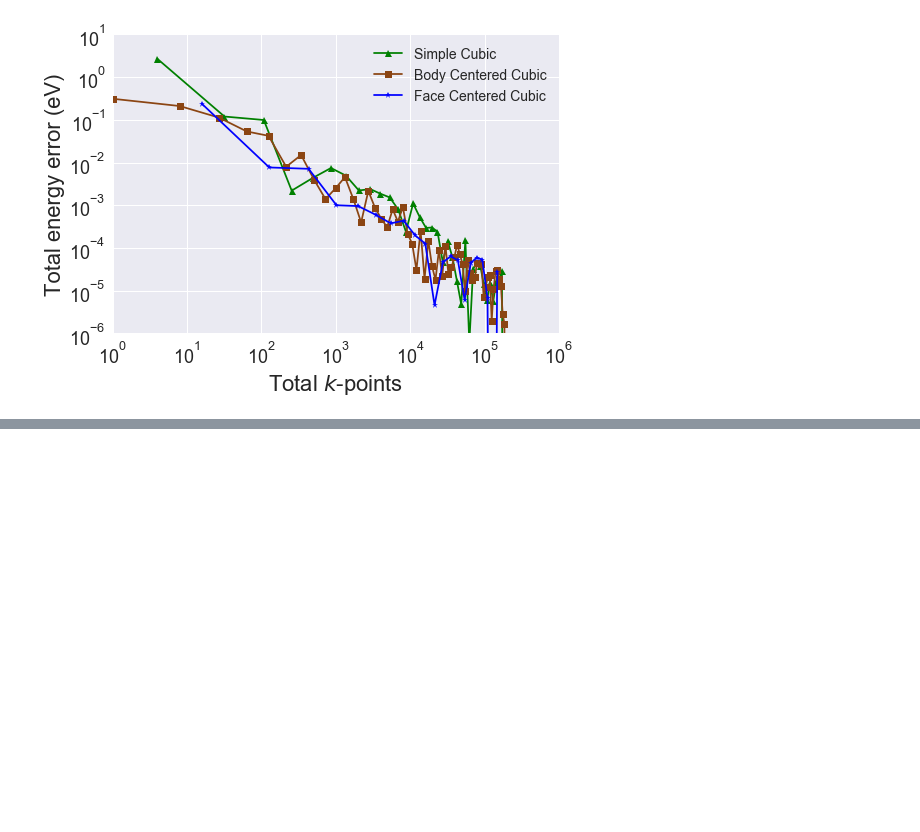
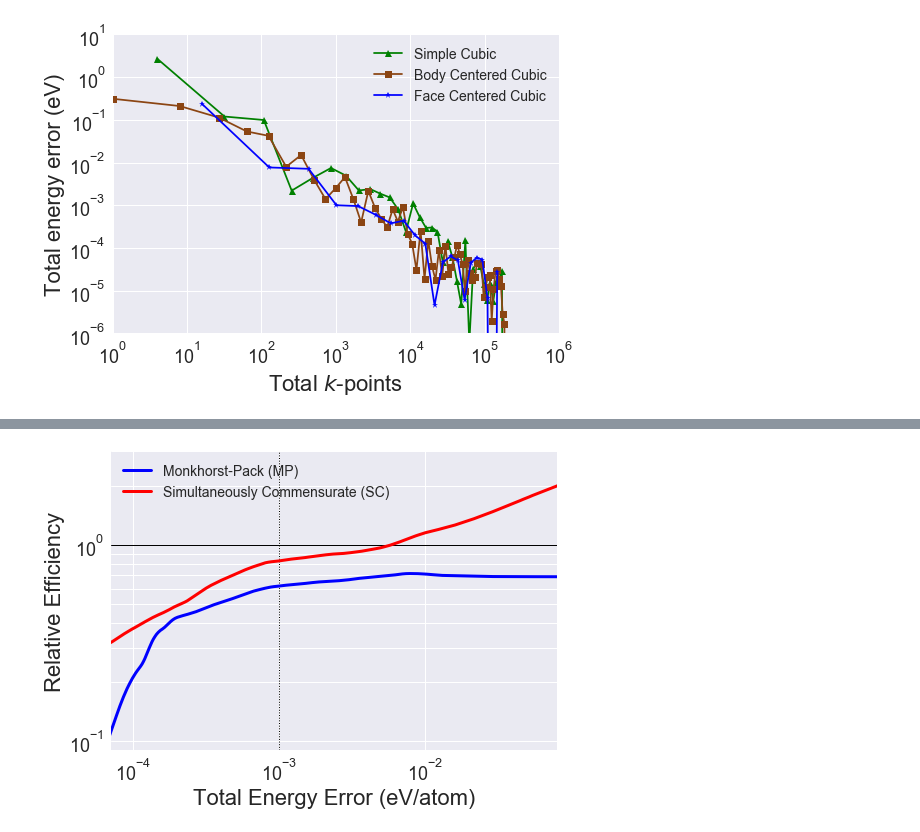
Before and after one commit to wsmorgan/GR_Grid_Comparisons, a Jupyter notebook: scripts/Plots.ipynb, the cells around one changed output, grey strips where cells are left out. Saved outputs shown, nothing was run; the diff lists cells and outputs as text; code cells hidden in the pictures; blank space fills up the shorter version.

Commit message:
Final plot scripts commited.

```diff
--- a/scripts/Plots.ipynb
+++ b/scripts/Plots.ipynb
@@ -446,0 +499,36 @@ plt.show()
+# %%
+# get the data and make the take the ratios of the methods
+M_ibz_loess = 10**np.genfromtxt("../data/R_workspace/Muel_ibz_loess.csv",delimiter=",")[1:]
+A_ibz_loess = 10**np.genfromtxt("../data/R_workspace/Aflow_ibz_loess.csv",delimiter=",")[1:]
+F_ibz_loess = 10**np.genfromtxt("../data/R_workspace/Froyen_ibz_loess.csv",delimiter=",")[1:]
+
+A_M = make_ratios(A_ibz_loess,M_ibz_loess)
+F_M = make_ratios(F_ibz_loess,M_ibz_loess)
+# %%
+fig = plt.figure()
+ax1 = fig.add_subplot(111)
+
+ax1.axhline(1,c="k",linewidth=1)
+ax1.axvline(1E-3,ls='dotted',c='k',linewidth=1)
+ax1.plot(A_M[:,0],1/A_M[:,1],label="Monkhorst-Pack (MP)",linewidth=3,c='b')
+ax1.plot(F_M[:,0],1/F_M[:,1],label="Simultaneously Commensurate (SC)",linewidth=3,c='r')
+
+ax1.set_yscale("log")
+ax1.set_xlabel("Total Energy Error (eV/atom)",fontsize=22)
+ax1.set_ylabel("Relative Efficiency",fontsize=22)
+ax1.yaxis.grid(True,which="minor")
+plt.yscale("log")
+plt.loglog()
+
+plt.xlim(7E-5,8E-2)
+plt.ylim(9E-2,3E0)
+plt.legend(fontsize=14)
+for tick in ax1.xaxis.get_major_ticks():
+    tick.label.set_fontsize(18)
+for tick in ax1.yaxis.get_major_ticks():
+    tick.label.set_fontsize(18)
+
+plt.savefig("../plots/Muller_vs_all.pdf",bbox_inches="tight")
+plt.show()
+# %% [output]
+[figure, added]
```
Also changed, not shown: parts of 6 cells of this notebook, 6 other files.
